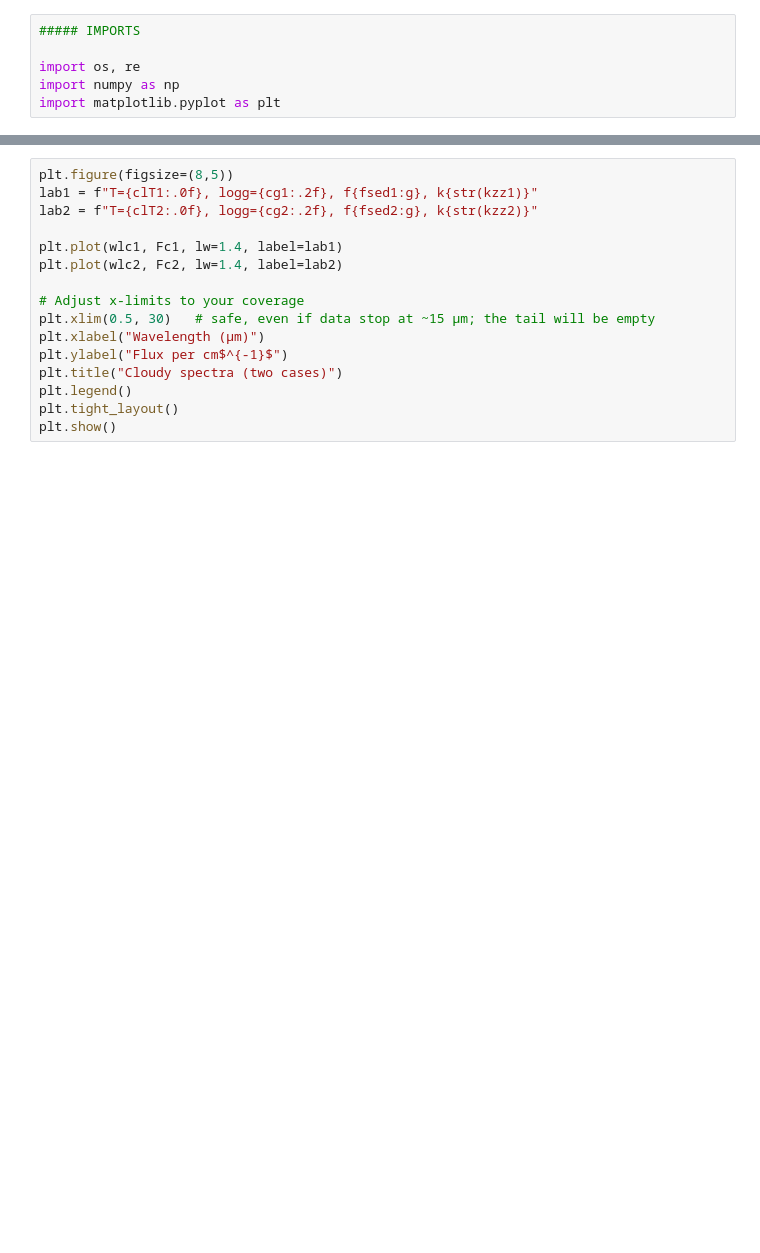
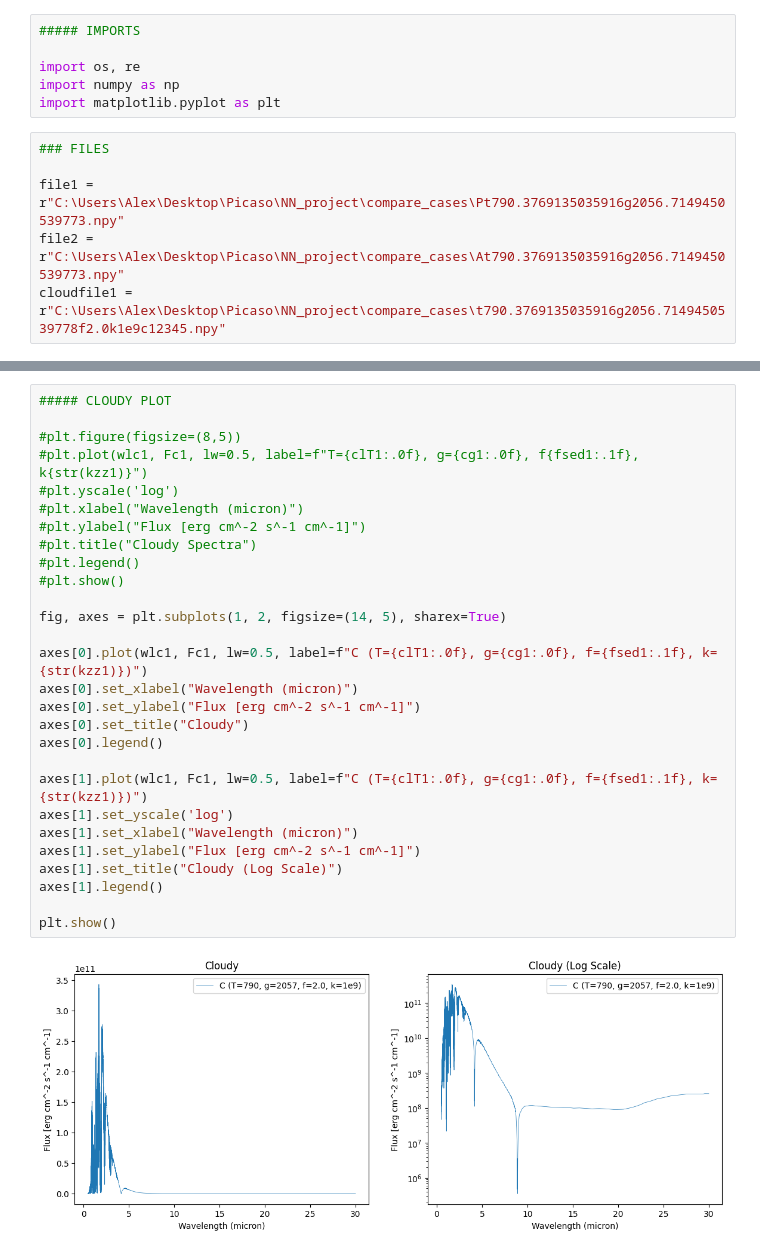
Before and after one commit to amedina-astr/NN_project, a Jupyter notebook: cloudy_spectra_code/bd_spectravis.ipynb, the cells around one changed output, grey strips where cells are left out. Drawn from its saved outputs; the diff is of its cells as text; blank space fills up the shorter version.

```diff
--- a/cloudy_spectra_code/bd_spectravis.ipynb
+++ b/cloudy_spectra_code/bd_spectravis.ipynb
@@ -4,5 +4,11 @@
 import os, re
 import numpy as np
 import matplotlib.pyplot as plt
+# %%
+### FILES
+
+file1 = r"C:\Users\Alex\Desktop\Picaso\NN_project\compare_cases\Pt790.3769135035916g2056.7149450539773.npy"
+file2 = r"C:\Users\Alex\Desktop\Picaso\NN_project\compare_cases\At790.3769135035916g2056.7149450539773.npy"
+cloudfile1 = r"C:\Users\Alex\Desktop\Picaso\NN_project\compare_cases\t790.3769135035916g2056.7149450539778f2.0k1e9c12345.npy"
 # %%
 ##### CLOUD FREE CONFIGURATION
@@ -111,16 +156,30 @@ clT2, cg2, fsed2, kzz2, clouds2 = cloudy_name(cloudfile2)
 # %%
-plt.figure(figsize=(8,5))
-lab1 = f"T={clT1:.0f}, logg={cg1:.2f}, f{fsed1:g}, k{str(kzz1)}"
-lab2 = f"T={clT2:.0f}, logg={cg2:.2f}, f{fsed2:g}, k{str(kzz2)}"
+##### CLOUDY PLOT
 
-plt.plot(wlc1, Fc1, lw=1.4, label=lab1)
-plt.plot(wlc2, Fc2, lw=1.4, label=lab2)
+#plt.figure(figsize=(8,5))
+#plt.plot(wlc1, Fc1, lw=0.5, label=f"T={clT1:.0f}, g={cg1:.0f}, f{fsed1:.1f}, k{str(kzz1)}")
+#plt.yscale('log')
+#plt.xlabel("Wavelength (micron)")
+#plt.ylabel("Flux [erg cm^-2 s^-1 cm^-1]")
+#plt.title("Cloudy Spectra")
+#plt.legend()
+#plt.show()
 
-# Adjust x-limits to your coverage
-plt.xlim(0.5, 30)   # safe, even if data stop at ~15 μm; the tail will be empty
-plt.xlabel("Wavelength (μm)")
-plt.ylabel("Flux per cm$^{-1}$")
-plt.title("Cloudy spectra (two cases)")
-plt.legend()
-plt.tight_layout()
+fig, axes = plt.subplots(1, 2, figsize=(14, 5), sharex=True)
+
+axes[0].plot(wlc1, Fc1, lw=0.5, label=f"C (T={clT1:.0f}, g={cg1:.0f}, f={fsed1:.1f}, k={str(kzz1)})")
+axes[0].set_xlabel("Wavelength (micron)")
+axes[0].set_ylabel("Flux [erg cm^-2 s^-1 cm^-1]")
+axes[0].set_title("Cloudy")
+axes[0].legend()
+
+axes[1].plot(wlc1, Fc1, lw=0.5, label=f"C (T={clT1:.0f}, g={cg1:.0f}, f={fsed1:.1f}, k={str(kzz1)})")
+axes[1].set_yscale('log')
+axes[1].set_xlabel("Wavelength (micron)")
+axes[1].set_ylabel("Flux [erg cm^-2 s^-1 cm^-1]")
+axes[1].set_title("Cloudy (Log Scale)")
+axes[1].legend()
+
 plt.show()
+# %% [output]
+[figure, added]
```
Also changed, not shown: parts of 8 cells of this notebook, 8 other files.
